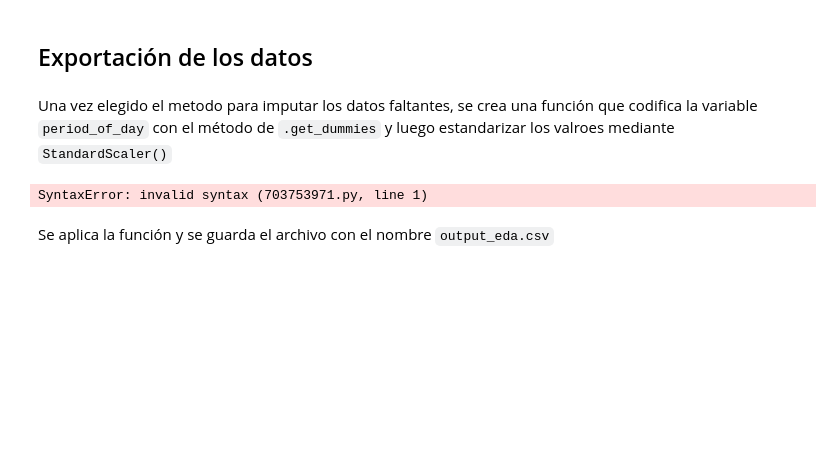
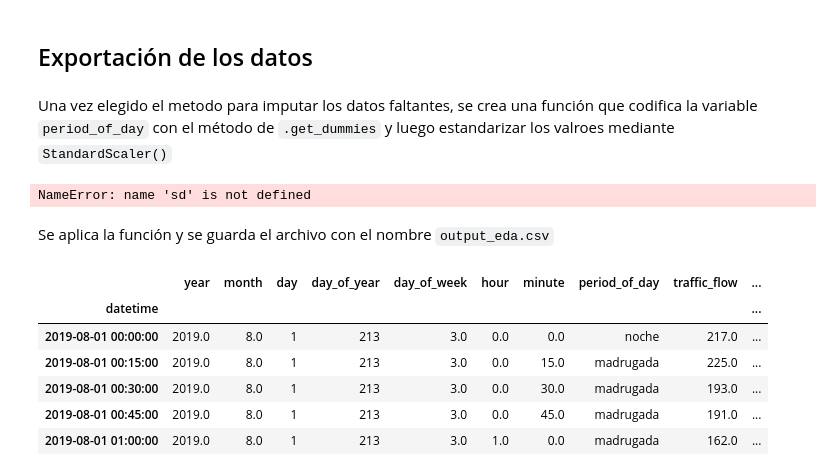
Before and after one commit to EnzoRg/diplodatos, a Jupyter notebook: 3_Mentoria/00_Parte_2.ipynb, the cells around one changed output. Cells and saved outputs as stored; diff of their text form; code cells hidden in the pictures; blank space fills up the shorter version.

```diff
--- a/3_Mentoria/00_Parte_2.ipynb
+++ b/3_Mentoria/00_Parte_2.ipynb
@@ -640,15 +656,17 @@ merged_df.to_csv('output_eda.csv')
 # %% [markdown]
 Una vez elegido el metodo para imputar los datos faltantes, se crea una función que codifica la variable `period_of_day` con el método de `.get_dummies` y luego estandarizar los valroes mediante `StandardScaler()`
 # %%
-ddef encoder_scaler(df):
+def encoder_scaler(df):
     df = df.copy(deep=True)
     cols = df.columns.tolist()
-    scaler = StandardScaler() # DIstribucion normal
+    scaler = MinMaxScaler() # DIstribucion normal
     df = pd.get_dummies(df, columns=['period_of_day'], prefix='period_of_day')
     # Se aplica StandardScaler a TODAS las columnas
     return pd.DataFrame(scaler.fit_transform(df), columns=df.columns)
-# %% [output]
-SyntaxError: invalid syntax (703753971.py, line 1)
+# %%
+sd
+# %% [output]
+NameError: name 'sd' is not defined
 # %% [markdown]
 Se aplica la función y se guarda el archivo con el nombre `output_eda.csv`
 # %%
@@ -655,2 +674,12 @@ Se aplica la función y se guarda el archivo con el nombre `output_eda.csv`
 traffic_flow_eda = encoder_scaler(merged_df)
 traffic_flow_eda.to_csv('output_eda.csv')
+# %%
+merged_df.head()
+# %% [output]
+|  | year | month | day | day_of_year | day_of_week | hour | minute | period_of_day | traffic_flow | ... |
+| datetime |  |  |  |  |  |  |  |  |  | ... |
+| 2019-08-01 00:00:00 | 2019.0 | 8.0 | 1 | 213 | 3.0 | 0.0 | 0.0 | noche | 217.0 | ... |
+| 2019-08-01 00:15:00 | 2019.0 | 8.0 | 1 | 213 | 3.0 | 0.0 | 15.0 | madrugada | 225.0 | ... |
+| 2019-08-01 00:30:00 | 2019.0 | 8.0 | 1 | 213 | 3.0 | 0.0 | 30.0 | madrugada | 193.0 | ... |
+| 2019-08-01 00:45:00 | 2019.0 | 8.0 | 1 | 213 | 3.0 | 0.0 | 45.0 | madrugada | 191.0 | ... |
+| 2019-08-01 01:00:00 | 2019.0 | 8.0 | 1 | 213 | 3.0 | 1.0 | 0.0 | madrugada | 162.0 | ... |
```
Also changed, not shown: parts of 8 cells of this notebook, 5 other files.
